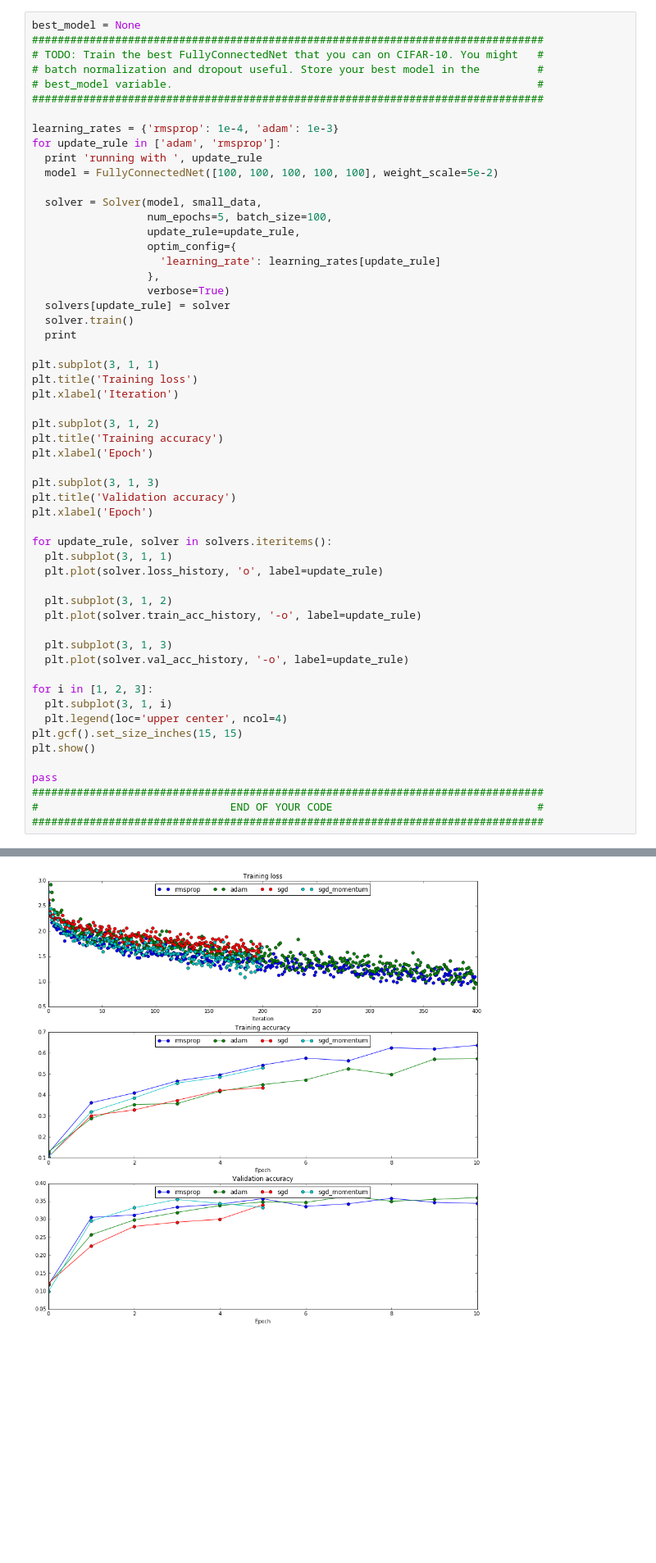
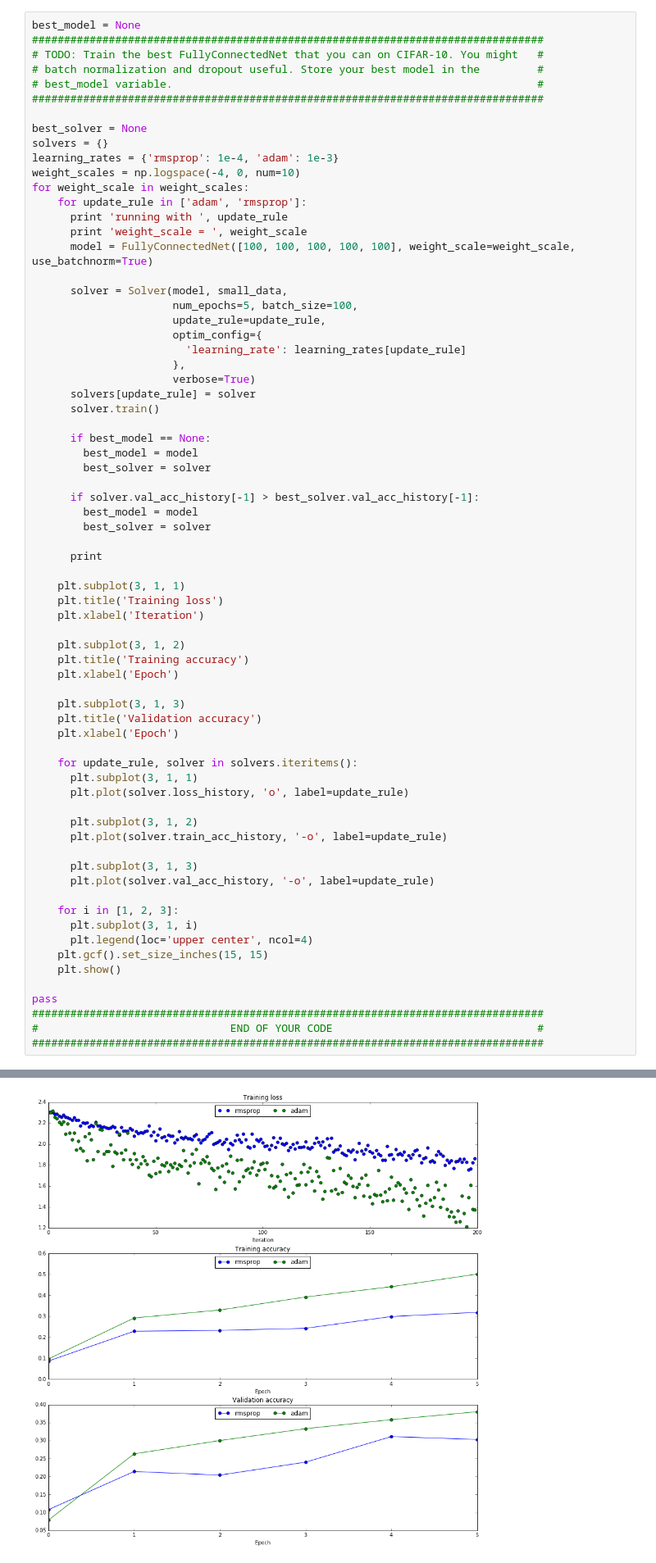
Before and after one commit to barryridge/Stanford-CS231n-Winter-2016, a Jupyter notebook: assignment2/FullyConnectedNets.ipynb, the cells around one changed output, grey strips where cells are left out. Shown at 82% size. Drawn from its saved outputs; the diff is of its cells as text; blank space fills up the shorter version.

Commit message:
Finished batch norm. notebook.

```diff
--- a/assignment2/FullyConnectedNets.ipynb
+++ b/assignment2/FullyConnectedNets.ipynb
@@ -881,49 +878,63 @@ best_model = None
 # best_model variable.                                                         #
 ################################################################################
 
+best_solver = None
+solvers = {}
 learning_rates = {'rmsprop': 1e-4, 'adam': 1e-3}
-for update_rule in ['adam', 'rmsprop']:
-  print 'running with ', update_rule
-  model = FullyConnectedNet([100, 100, 100, 100, 100], weight_scale=5e-2)
+weight_scales = np.logspace(-4, 0, num=10)
+for weight_scale in weight_scales:
+    for update_rule in ['adam', 'rmsprop']:
+      print 'running with ', update_rule
+      print 'weight_scale = ', weight_scale
+      model = FullyConnectedNet([100, 100, 100, 100, 100], weight_scale=weight_scale, use_batchnorm=True)
 
-  solver = Solver(model, small_data,
-                  num_epochs=5, batch_size=100,
-                  update_rule=update_rule,
-                  optim_config={
-                    'learning_rate': learning_rates[update_rule]
-                  },
-                  verbose=True)
-  solvers[update_rule] = solver
-  solver.train()
-  print
+      solver = Solver(model, small_data,
+                      num_epochs=5, batch_size=100,
+                      update_rule=update_rule,
+                      optim_config={
+                        'learning_rate': learning_rates[update_rule]
+                      },
+                      verbose=True)
+      solvers[update_rule] = solver
+      solver.train()
 
-plt.subplot(3, 1, 1)
-plt.title('Training loss')
-plt.xlabel('Iteration')
+      if best_model == None:
+        best_model = model
+        best_solver = solver
 
-plt.subplot(3, 1, 2)
-plt.title('Training accuracy')
-plt.xlabel('Epoch')
+      if solver.val_acc_history[-1] > best_solver.val_acc_history[-1]:
+        best_model = model
+        best_solver = solver
 
-plt.subplot(3, 1, 3)
-plt.title('Validation accuracy')
-plt.xlabel('Epoch')
+      print
 
-for update_rule, solver in solvers.iteritems():
-  plt.subplot(3, 1, 1)
-  plt.plot(solver.loss_history, 'o', label=update_rule)
+    plt.subplot(3, 1, 1)
+    plt.title('Training loss')
+    plt.xlabel('Iteration')
 
-  plt.subplot(3, 1, 2)
-  plt.plot(solver.train_acc_history, '-o', label=update_rule)
+    plt.subplot(3, 1, 2)
+    plt.title('Training accuracy')
+    plt.xlabel('Epoch')
 
-  plt.subplot(3, 1, 3)
-  plt.plot(solver.val_acc_history, '-o', label=update_rule)
+    plt.subplot(3, 1, 3)
+    plt.title('Validation accuracy')
+    plt.xlabel('Epoch')
 
-for i in [1, 2, 3]:
-  plt.subplot(3, 1, i)
-  plt.legend(loc='upper center', ncol=4)
-plt.gcf().set_size_inches(15, 15)
-plt.show()
+    for update_rule, solver in solvers.iteritems():
+      plt.subplot(3, 1, 1)
+      plt.plot(solver.loss_history, 'o', label=update_rule)
+
+      plt.subplot(3, 1, 2)
+      plt.plot(solver.train_acc_history, '-o', label=update_rule)
+
+      plt.subplot(3, 1, 3)
+      plt.plot(solver.val_acc_history, '-o', label=update_rule)
+
+    for i in [1, 2, 3]:
+      plt.subplot(3, 1, i)
+      plt.legend(loc='upper center', ncol=4)
+    plt.gcf().set_size_inches(15, 15)
+    plt.show()
 
 pass
 ################################################################################
@@ -950 +961 @@ running with  adam
-[figure, old version]
+[figure, new version]
```
Also changed, not shown: parts of 5 cells of this notebook, 3 other files.
